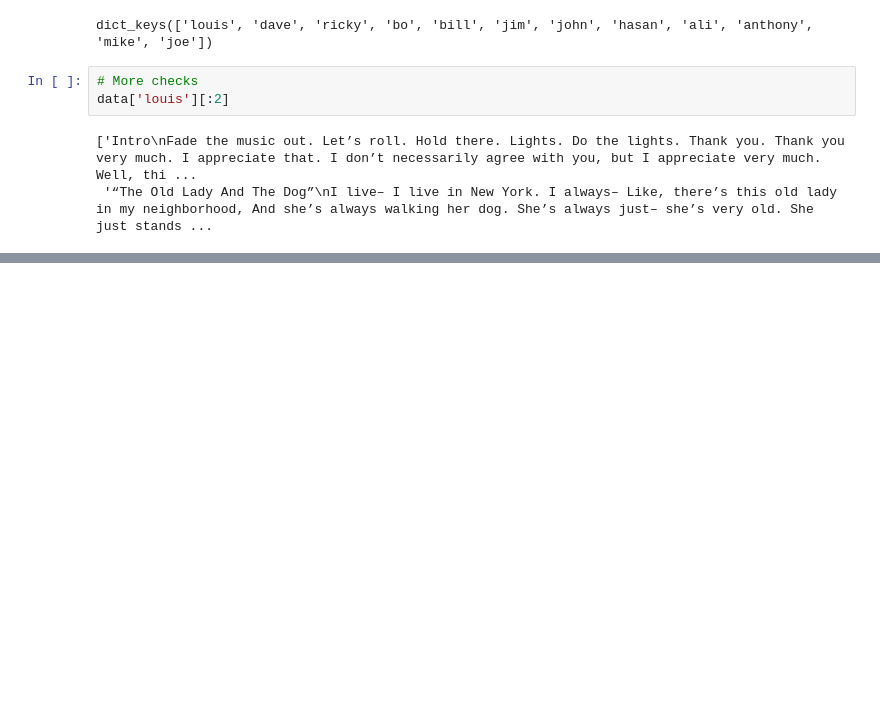
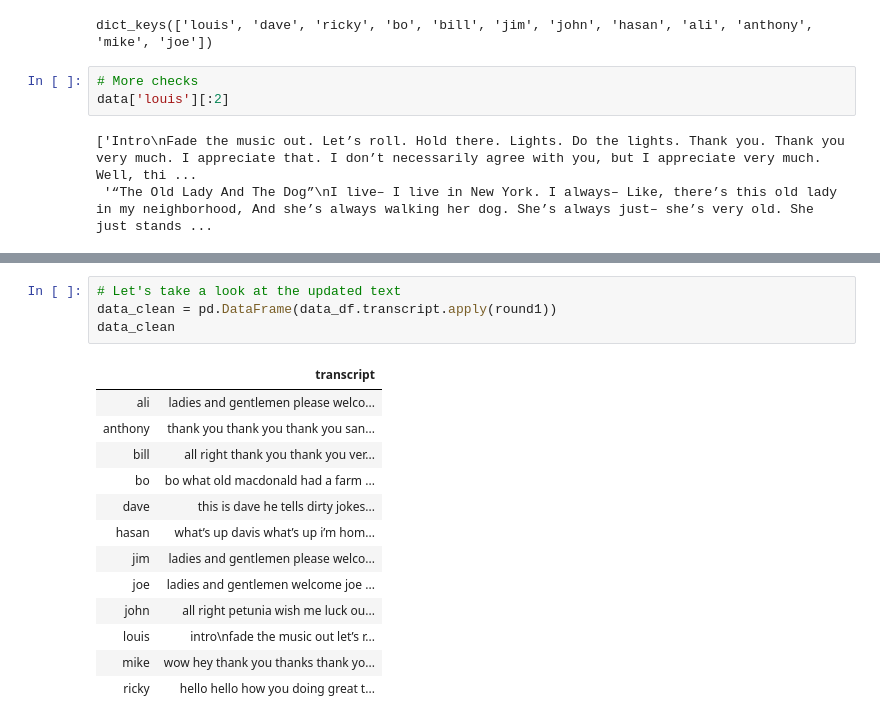
Before and after one commit to seemasafar/nlp-in-python, a Jupyter notebook: datacleaning.ipynb, the cells around one changed output, grey strips where cells are left out. Saved outputs shown, nothing was run; the diff lists cells and outputs as text; blank space fills up the shorter version.

```diff
--- a/datacleaning.ipynb
+++ b/datacleaning.ipynb
@@ -90,0 +174,18 @@ data['louis'][:2]
+# %%
+# Let's take a look at the updated text
+data_clean = pd.DataFrame(data_df.transcript.apply(round1))
+data_clean
+# %% [output]
+|  | transcript |
+| ali | ladies and gentlemen please welco... |
+| anthony | thank you thank you thank you san... |
+| bill | all right thank you thank you ver... |
+| bo | bo what old macdonald had a farm ... |
+| dave | this is dave he tells dirty jokes... |
+| hasan | what’s up davis what’s up i’m hom... |
+| jim | ladies and gentlemen please welco... |
+| joe | ladies and gentlemen welcome joe ... |
+| john | all right petunia wish me luck ou... |
+| louis | intro\nfade the music out let’s r... |
+| mike | wow hey thank you thanks thank yo... |
+| ricky | hello hello how you doing great t... |
```
Also changed, not shown: parts of 15 cells of this notebook.
